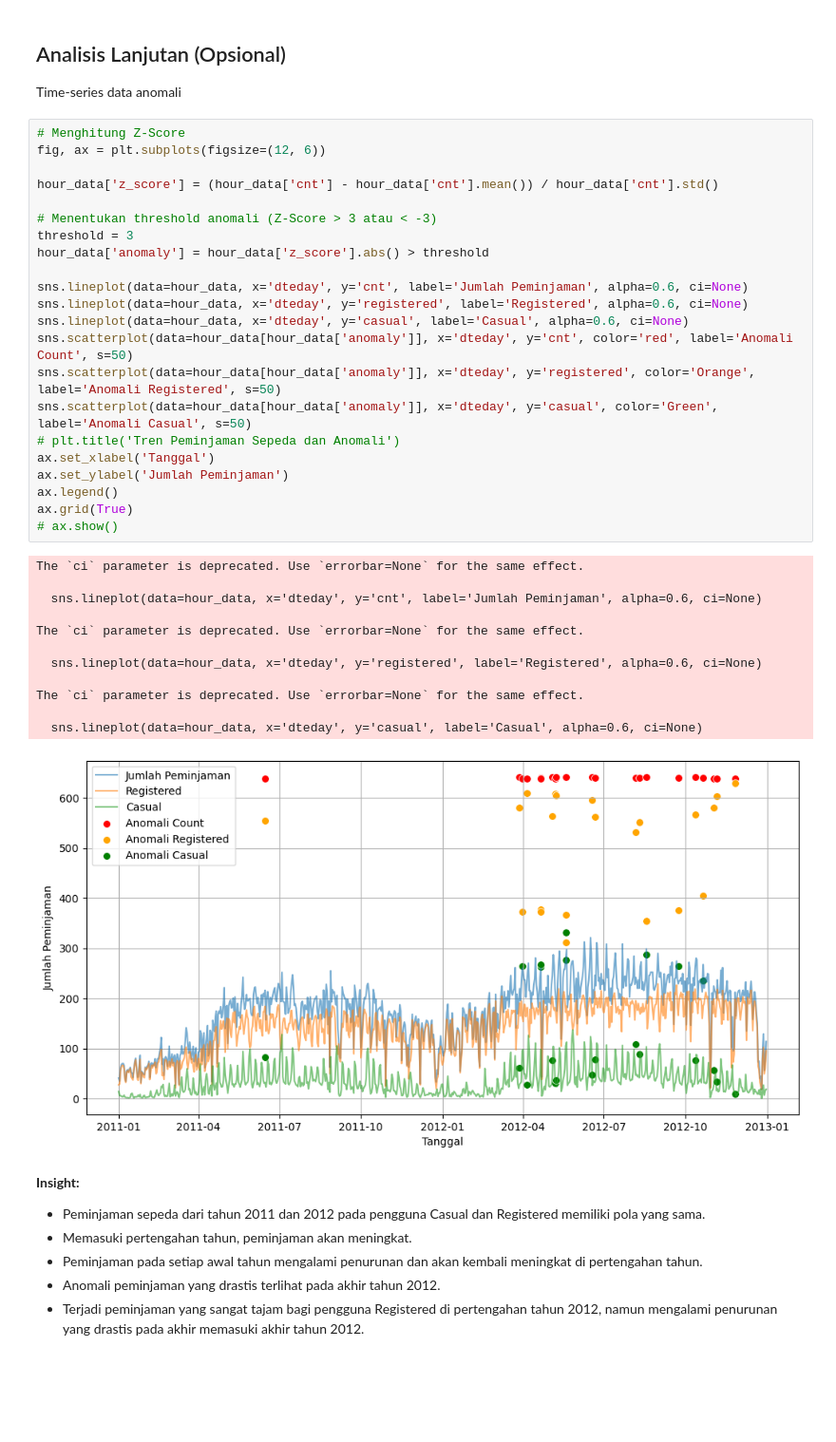
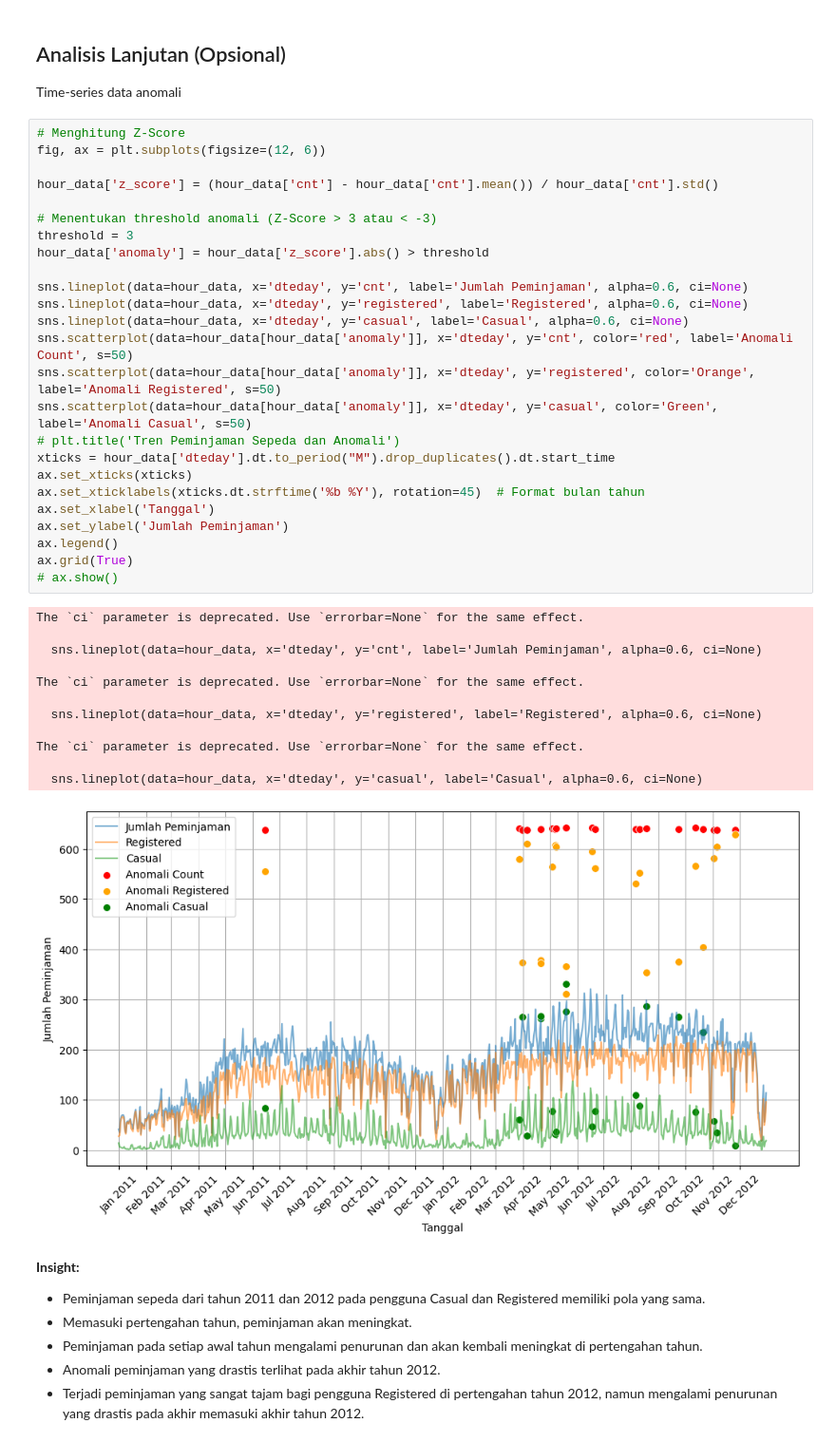
Before and after one commit to ayalya/Submis, a Jupyter notebook: Notebook.ipynb, the cells around one changed output. Shown at 95% size. Saved outputs shown, nothing was run; the diff lists cells and outputs as text; blank space fills up the shorter version.

```diff
--- a/Notebook.ipynb
+++ b/Notebook.ipynb
@@ -429,34 +429,37 @@ fig, ax = plt.subplots(figsize=(12, 6))
 hour_data['z_score'] = (hour_data['cnt'] - hour_data['cnt'].mean()) / hour_data['cnt'].std()
 
 # Menentukan threshold anomali (Z-Score > 3 atau < -3)
 threshold = 3
 hour_data['anomaly'] = hour_data['z_score'].abs() > threshold
 
 sns.lineplot(data=hour_data, x='dteday', y='cnt', label='Jumlah Peminjaman', alpha=0.6, ci=None)
 sns.lineplot(data=hour_data, x='dteday', y='registered', label='Registered', alpha=0.6, ci=None)
 sns.lineplot(data=hour_data, x='dteday', y='casual', label='Casual', alpha=0.6, ci=None)
 sns.scatterplot(data=hour_data[hour_data['anomaly']], x='dteday', y='cnt', color='red', label='Anomali Count', s=50)
 sns.scatterplot(data=hour_data[hour_data['anomaly']], x='dteday', y='registered', color='Orange', label='Anomali Registered', s=50)
 sns.scatterplot(data=hour_data[hour_data['anomaly']], x='dteday', y='casual', color='Green', label='Anomali Casual', s=50)
 # plt.title('Tren Peminjaman Sepeda dan Anomali')
+xticks = hour_data['dteday'].dt.to_period("M").drop_duplicates().dt.start_time
+ax.set_xticks(xticks)
+ax.set_xticklabels(xticks.dt.strftime('%b %Y'), rotation=45)  # Format bulan tahun
 ax.set_xlabel('Tanggal')
 ax.set_ylabel('Jumlah Peminjaman')
 ax.legend()
 ax.grid(True)
 # ax.show()
 # %% [output]
 The `ci` parameter is deprecated. Use `errorbar=None` for the same effect.
 
   sns.lineplot(data=hour_data, x='dteday', y='cnt', label='Jumlah Peminjaman', alpha=0.6, ci=None)
 
 The `ci` parameter is deprecated. Use `errorbar=None` for the same effect.
 
   sns.lineplot(data=hour_data, x='dteday', y='registered', label='Registered', alpha=0.6, ci=None)
 
 The `ci` parameter is deprecated. Use `errorbar=None` for the same effect.
 
   sns.lineplot(data=hour_data, x='dteday', y='casual', label='Casual', alpha=0.6, ci=None)
-[figure, old version]
+[figure, new version]
 # %% [markdown]
 **Insight:**
 - Peminjaman sepeda dari tahun 2011 dan 2012 pada pengguna Casual dan Registered memiliki pola yang sama.
```
Also changed, not shown: 1 other file.
